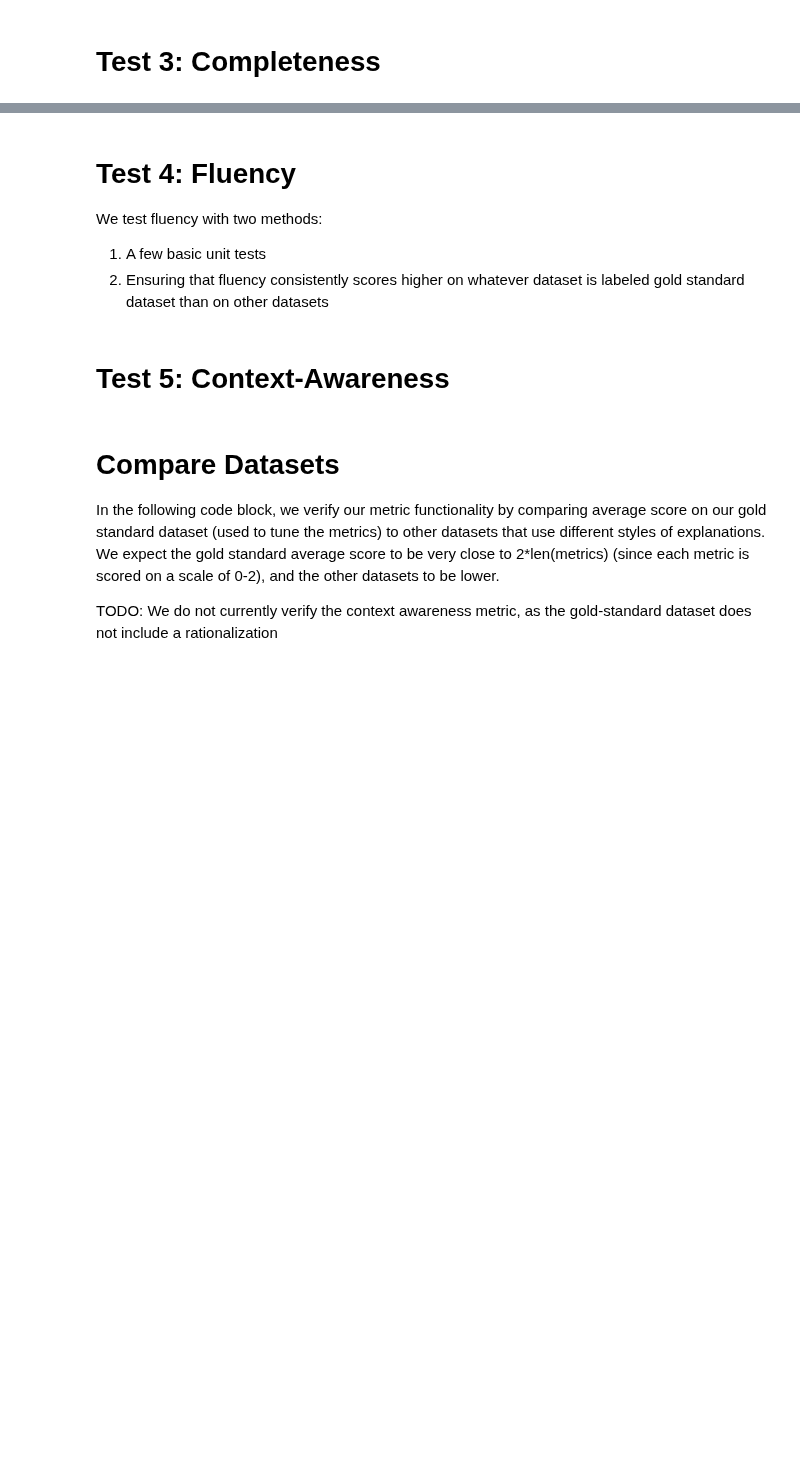
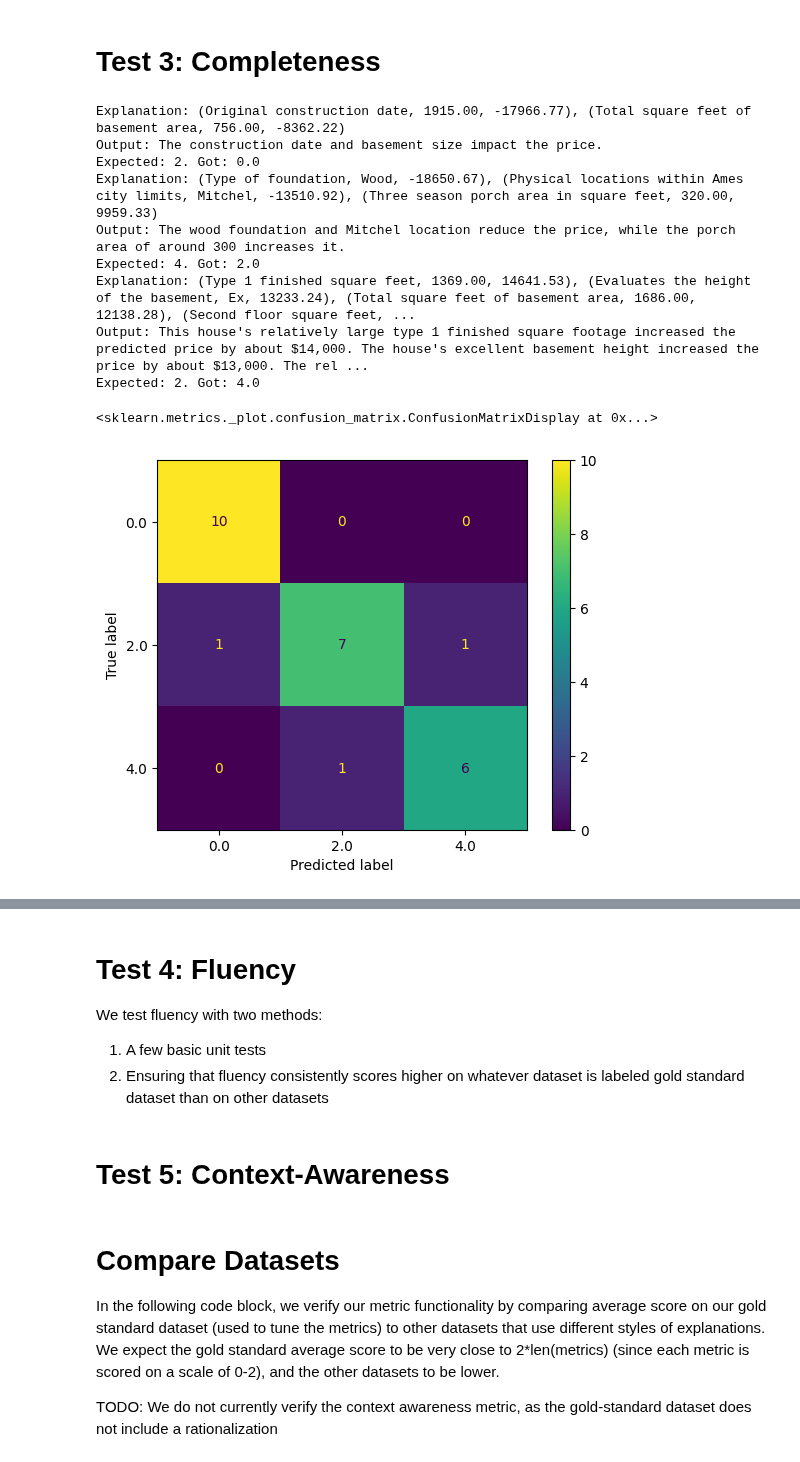
Before and after one commit to sibyl-dev/Explingo, a Jupyter notebook: full-experiment/validate_metrics.ipynb, the cells around one changed output, grey strips where cells are left out. Cells and saved outputs as stored; diff of their text form; code cells hidden in the pictures; blank space fills up the shorter version.

```diff
--- a/full-experiment/validate_metrics.ipynb
+++ b/full-experiment/validate_metrics.ipynb
@@ -114,5 +85,39 @@ assert complete_result == max_score, complete_result
 incomplete_output = dspy.Prediction(narrative='The size being 5 increased the prediction by 10')
 incomplete_result = metrics.completeness(test_input, incomplete_output, grader)
 assert incomplete_result == 0, incomplete_result
+# %%
+from collections import defaultdict
+
+completeness_dataset = json.load(open("completeness_tests.json"))
+
+preds = []
+actuals = []
+rationalization_when_failing = defaultdict(int)
+for example in completeness_dataset:
+    test_input = dspy.Example(explanation=example["explanation"], explanation_format=example["explanation_format"])
+    test_output = dspy.Prediction(narrative=example["narrative"])
+    result = metrics.completeness(test_input, test_output, grader)
+    preds.append(result)
+    actuals.append(example["completeness_score"])
+    if result != example["completeness_score"]:
+        print(f'Explanation: {example["explanation"]}')
+        print(f'Output: {example["narrative"]}')
+        print(f'Expected: {example["completeness_score"]}. Got: {result}')
+
+cm = confusion_matrix(actuals, preds, labels=[0.0, 2.0, 4.0])
+disp = ConfusionMatrixDisplay(confusion_matrix=cm, display_labels=[0.0, 2.0, 4.0])
+disp.plot()
+# %% [output]
+Explanation: (Original construction date, 1915.00, -17966.77), (Total square feet of basement area, 756.00, -8362.22)
+Output: The construction date and basement size impact the price.
+Expected: 2. Got: 0.0
+Explanation: (Type of foundation, Wood, -18650.67), (Physical locations within Ames city limits, Mitchel, -13510.92), (Three season porch area in square feet, 320.00, 9959.33)
+Output: The wood foundation and Mitchel location reduce the price, while the porch area of around 300 increases it.
+Expected: 4. Got: 2.0
+Explanation: (Type 1 finished square feet, 1369.00, 14641.53), (Evaluates the height of the basement, Ex, 13233.24), (Total square feet of basement area, 1686.00, 12138.28), (Second floor square feet, ...
+Output: This house's relatively large type 1 finished square footage increased the predicted price by about $14,000. The house's excellent basement height increased the price by about $13,000. The rel ...
+Expected: 2. Got: 4.0
+<sklearn.metrics._plot.confusion_matrix.ConfusionMatrixDisplay at 0x...>
+[figure, added]
 # %%
 grader.inspect_history(n=1)
```
Also changed, not shown: parts of 15 cells of this notebook, 2 other files.
